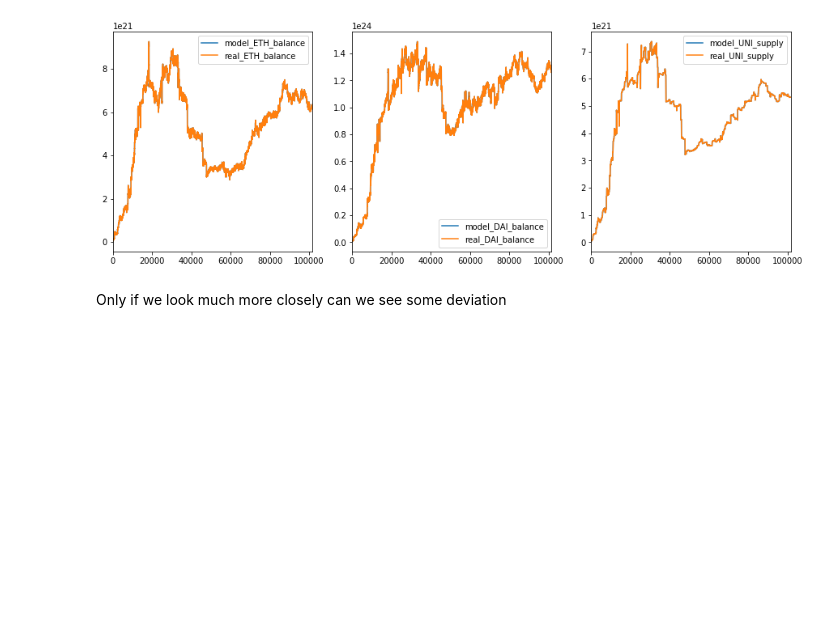
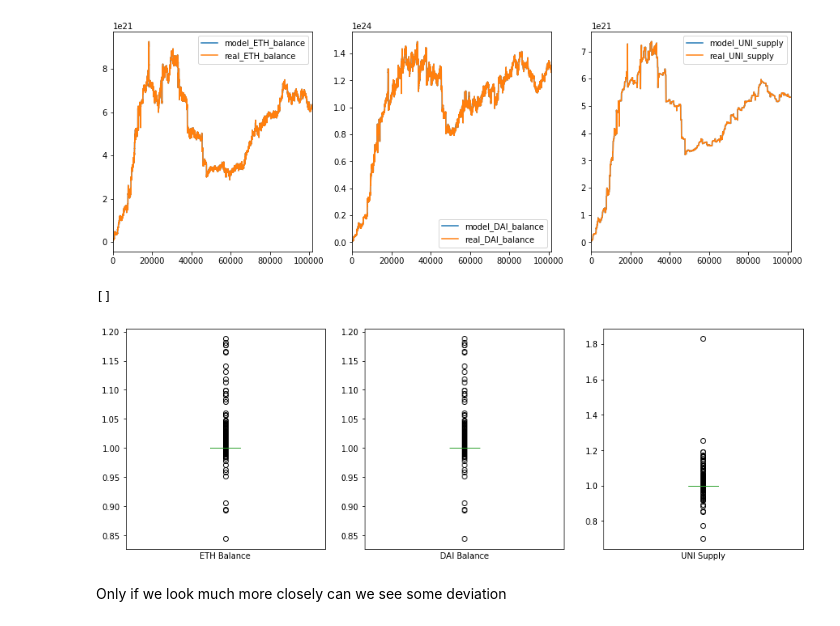
Before and after one commit to BlockScience/uniswap, a Jupyter notebook: simplified-uniswap.ipynb, the cells around one changed output. Cells and saved outputs as stored; diff of their text form; code cells hidden in the pictures; blank space fills up the shorter version.

```diff
--- a/simplified-uniswap.ipynb
+++ b/simplified-uniswap.ipynb
@@ -502,6 +549,13 @@ executor = Executor(exec_context, [config])
 raw_result, tensor = executor.execute()[0]
 
 df = pd.DataFrame(raw_result)
+prev_dai = pd.Series([np.nan]).append(df['DAI_balance'][:-1]).reset_index(drop=True)
+prev_eth = pd.Series([np.nan]).append(df['ETH_balance'][:-1]).reset_index(drop=True)
+df['delta_dai'] = df['DAI_balance'] - prev_dai
+df['delta_eth'] = df['ETH_balance'] - prev_eth
+df['istrade'] = (df['delta_dai'] > 0) != (df['delta_eth'] > 0)
+df['volume'] = abs(df[df['istrade']]['delta_dai'])
+df = df.drop(columns=['delta_dai','delta_eth','istrade'])
 # %% [output]
                             __________   ____
           ________ __ _____/ ____/   |  / __ \
@@ -539,6 +593,24 @@ real_history.astype(float).plot(ax=ax, y=['real_UNI_supply'])
 # %% [output]
 <matplotlib.axes._subplots.AxesSubplot at 0x...>
 [figure]
+# %%
+import matplotlib.pyplot as plt
+plt.figure(figsize=(15,5))
+ax = plt.subplot(131)
+(model_history['model_ETH_balance']/real_history['real_ETH_balance']).plot.box(ax=ax)
+ax.xaxis.set_label_text('ETH Balance')
+ax.xaxis.set_ticks([])
+ax = plt.subplot(132)
+(model_history['model_DAI_balance']/real_history['real_DAI_balance']).plot.box(ax=ax)
+ax.xaxis.set_label_text('DAI Balance')
+ax.xaxis.set_ticks([])
+ax = plt.subplot(133)
+(model_history['model_UNI_supply']/real_history['real_UNI_supply']).plot.box(ax=ax)
+ax.xaxis.set_label_text('UNI Supply')
+ax.xaxis.set_ticks([])
+# %% [output]
+[]
+[figure, added]
 # %% [markdown]
 Only if we look much more closely can we see some deviation
 # %%
```
Also changed, not shown: parts of 21 cells of this notebook.
